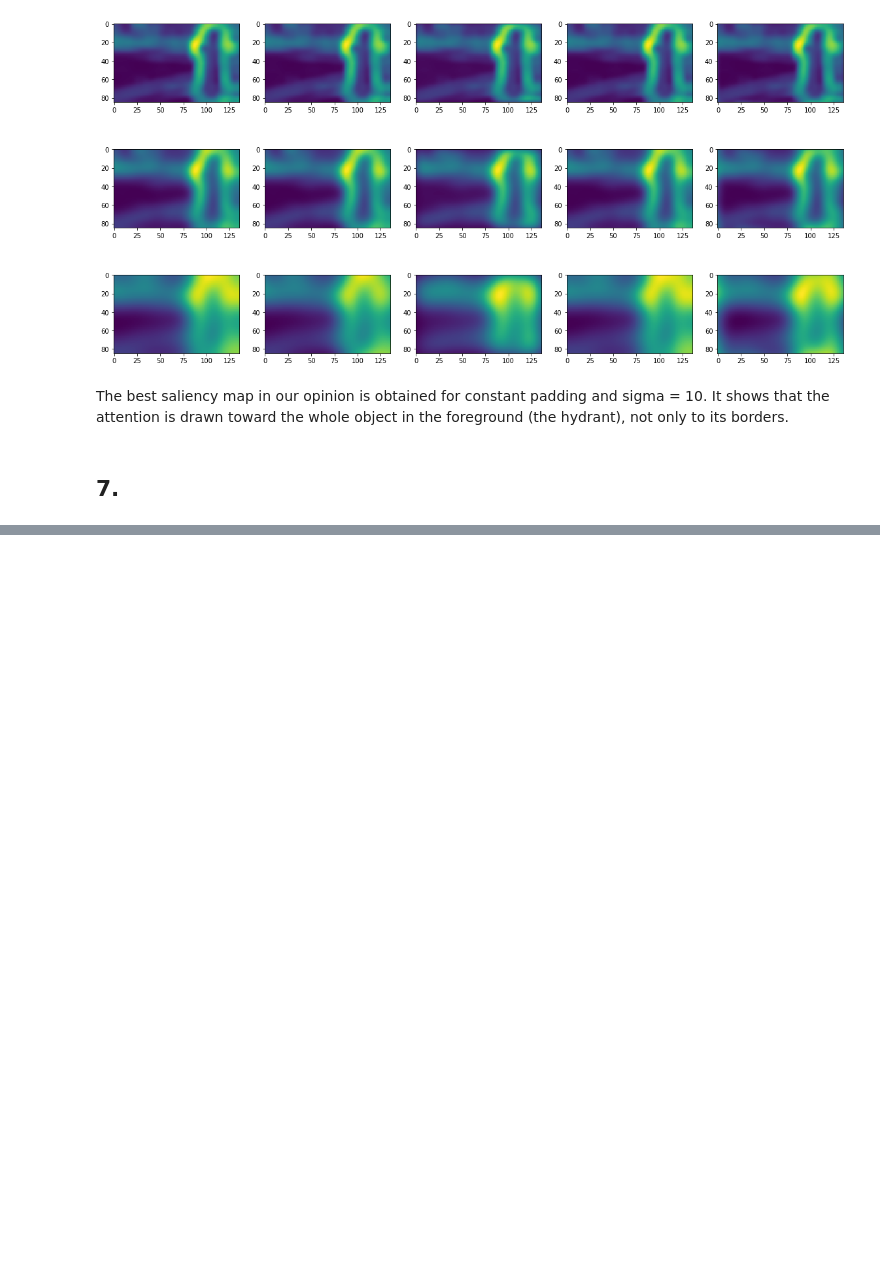
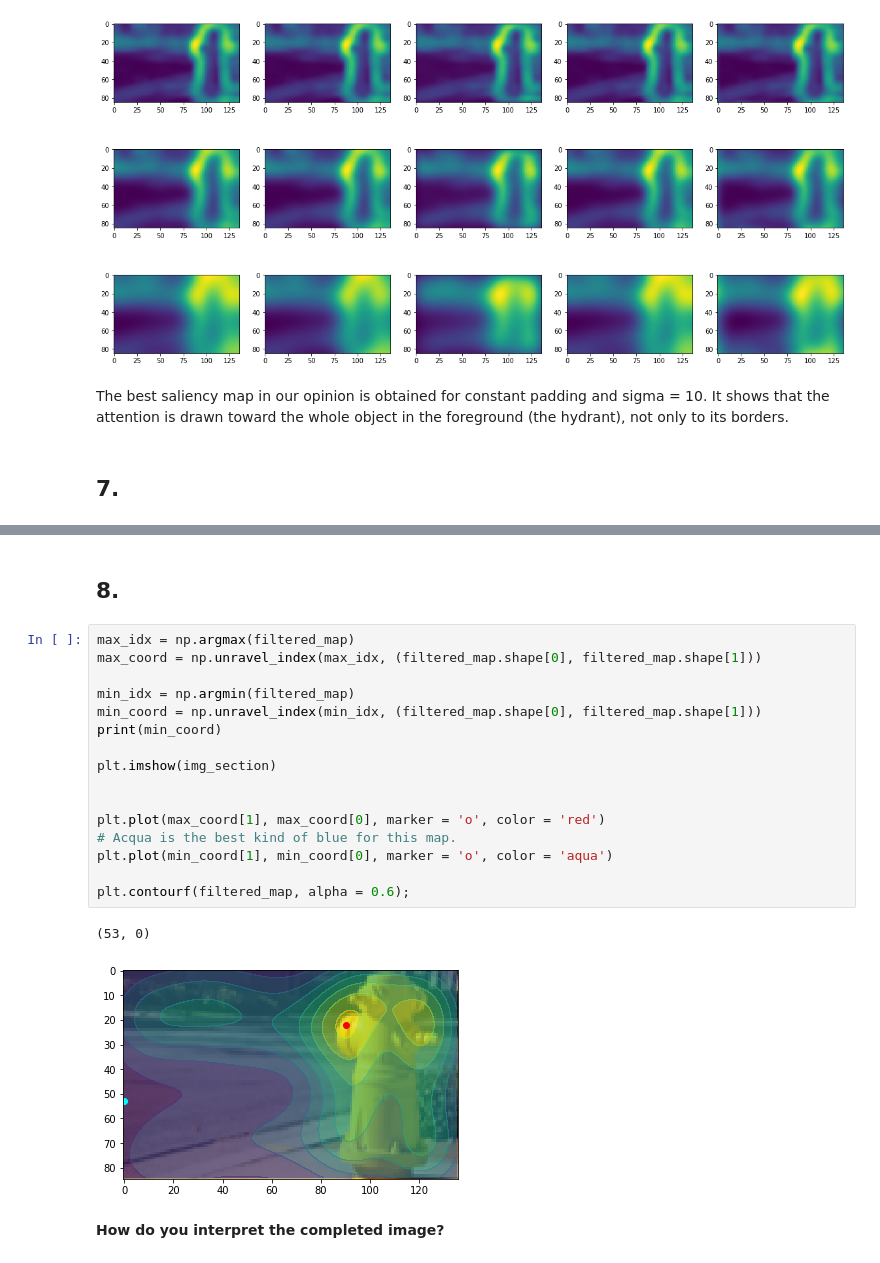
Before and after one commit to DorotheaMueller/mhbf, a Jupyter notebook: ex_4_budding_mueller.ipynb, the cells around one changed output, grey strips where cells are left out. Cells and saved outputs as stored; diff of their text form; blank space fills up the shorter version.

```diff
--- a/ex_4_budding_mueller.ipynb
+++ b/ex_4_budding_mueller.ipynb
@@ -180,0 +201,23 @@ The best saliency map in our opinion is obtained for constant padding and sigma
+# %% [markdown]
+## 8.
+# %%
+max_idx = np.argmax(filtered_map)
+max_coord = np.unravel_index(max_idx, (filtered_map.shape[0], filtered_map.shape[1]))
+
+min_idx = np.argmin(filtered_map)
+min_coord = np.unravel_index(min_idx, (filtered_map.shape[0], filtered_map.shape[1]))
+print(min_coord)
+
+plt.imshow(img_section)
+
+
+plt.plot(max_coord[1], max_coord[0], marker = 'o', color = 'red')
+# Acqua is the best kind of blue for this map.
+plt.plot(min_coord[1], min_coord[0], marker = 'o', color = 'aqua')
+
+plt.contourf(filtered_map, alpha = 0.6);
+# %% [output]
+(53, 0)
+[figure, added]
+# %% [markdown]
+**How do you interpret the completed image?**
```
Also changed, not shown: parts of 2 cells of this notebook.
